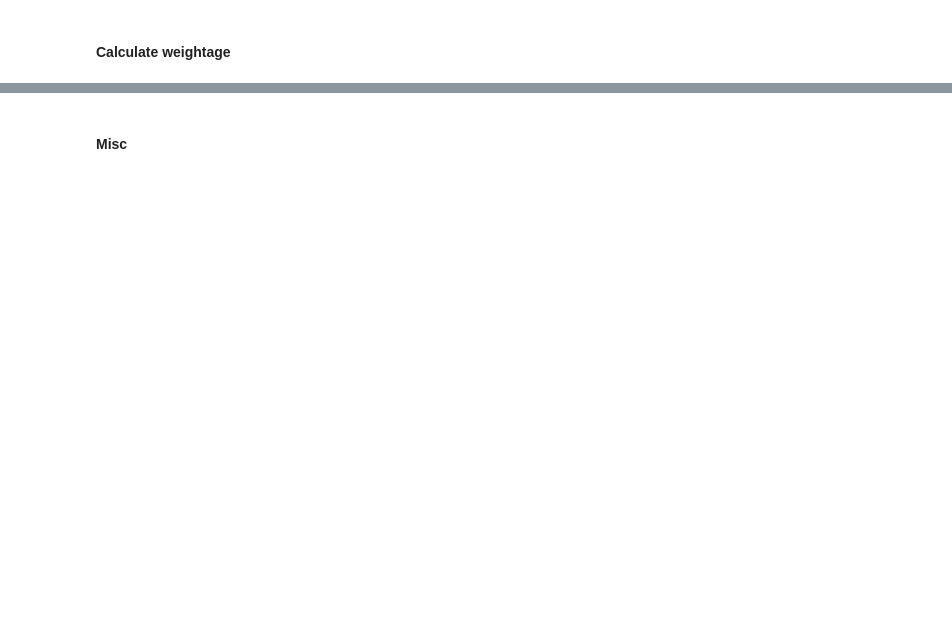
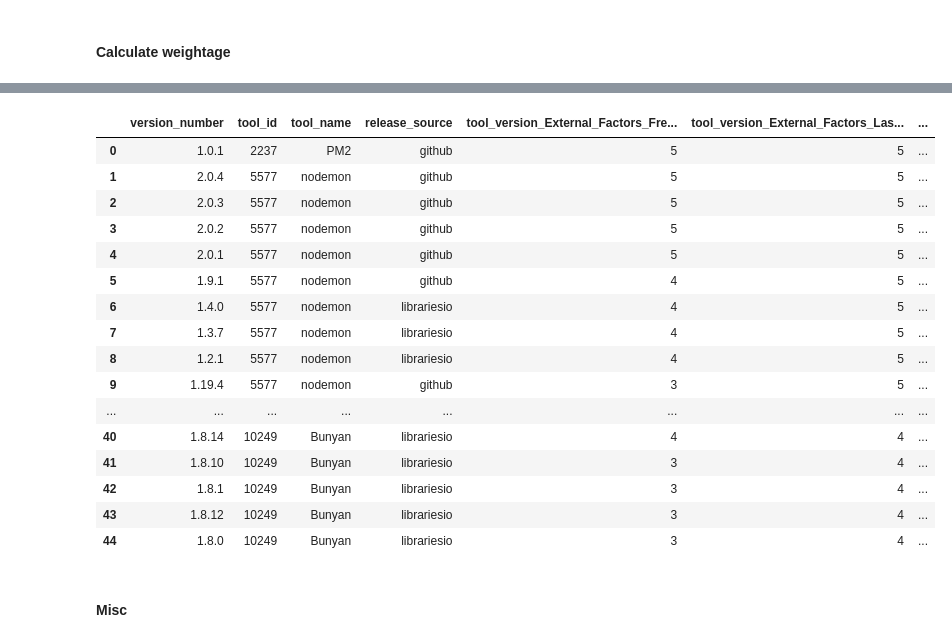
Before and after one commit to rajivmehtapy/code-space-blank-repo, a Jupyter notebook: Code_for_Embeddings/indexing_recommendations.ipynb, the cells around one changed output, grey strips where cells are left out. Drawn from its saved outputs; the diff is of its cells as text; code cells hidden in the pictures; blank space fills up the shorter version.

```diff
--- a/Code_for_Embeddings/indexing_recommendations.ipynb
+++ b/Code_for_Embeddings/indexing_recommendations.ipynb
@@ -213,3 +224,45 @@ df
+# %%
+documents=pd.read_csv('./document.csv')
+sql=f"""
+    select
+        version_number,
+        tool_id,
+        tool_name,
+        release_source,
+        tool_version_External_Factors_Freshness_Distance_from_latest_version,
+        tool_version_External_Factors_Last_commit_date_of_the_package,
+        tool_version_External_Factors_Security_Vulnerabilities, star_count,
+        forks_count,
+        watch_count,
+        release_count,
+        contributor_count,
+        license,
+        Dependent_count,
+        score
+from
+    documents;
+"""
+
+df=sql_helper(sql)
+df
+# %% [output]
+|  | version_number | tool_id | tool_name | release_source | tool_version_External_Factors_Fre... | tool_version_External_Factors_Las... | ... |
+| 0 | 1.0.1 | 2237 | PM2 | github | 5 | 5 | ... |
+| 1 | 2.0.4 | 5577 | nodemon | github | 5 | 5 | ... |
+| 2 | 2.0.3 | 5577 | nodemon | github | 5 | 5 | ... |
+| 3 | 2.0.2 | 5577 | nodemon | github | 5 | 5 | ... |
+| 4 | 2.0.1 | 5577 | nodemon | github | 5 | 5 | ... |
+| 5 | 1.9.1 | 5577 | nodemon | github | 4 | 5 | ... |
+| 6 | 1.4.0 | 5577 | nodemon | librariesio | 4 | 5 | ... |
+| 7 | 1.3.7 | 5577 | nodemon | librariesio | 4 | 5 | ... |
+| 8 | 1.2.1 | 5577 | nodemon | librariesio | 4 | 5 | ... |
+| 9 | 1.19.4 | 5577 | nodemon | github | 3 | 5 | ... |
+| ... | ... | ... | ... | ... | ... | ... | ... |
+| 40 | 1.8.14 | 10249 | Bunyan | librariesio | 4 | 4 | ... |
+| 41 | 1.8.10 | 10249 | Bunyan | librariesio | 3 | 4 | ... |
+| 42 | 1.8.1 | 10249 | Bunyan | librariesio | 3 | 4 | ... |
+| 43 | 1.8.12 | 10249 | Bunyan | librariesio | 3 | 4 | ... |
+| 44 | 1.8.0 | 10249 | Bunyan | librariesio | 3 | 4 | ... |
 # %% [markdown]
 #### Misc
 # %%
```
Also changed, not shown: parts of 5 cells of this notebook, 1 other file.
